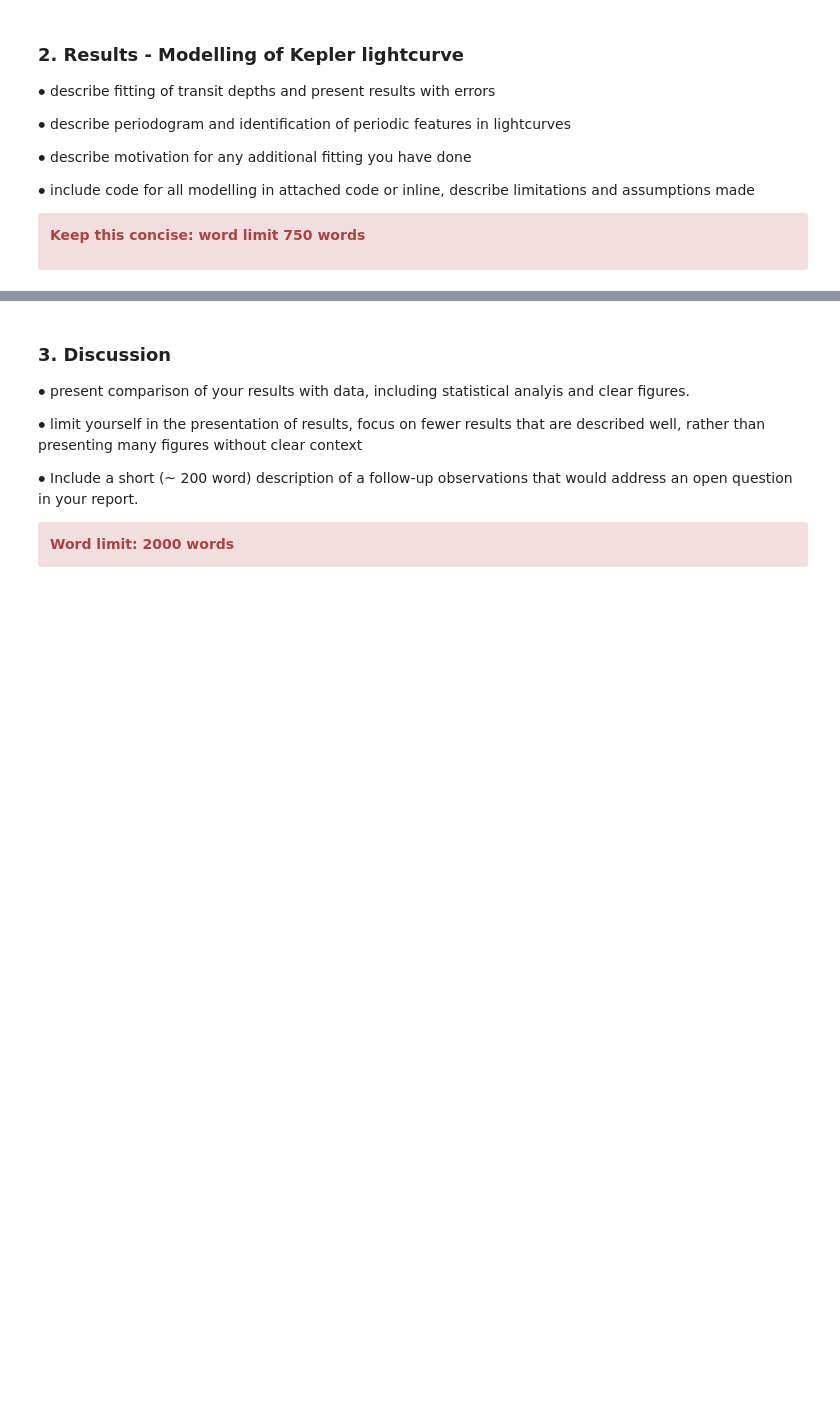
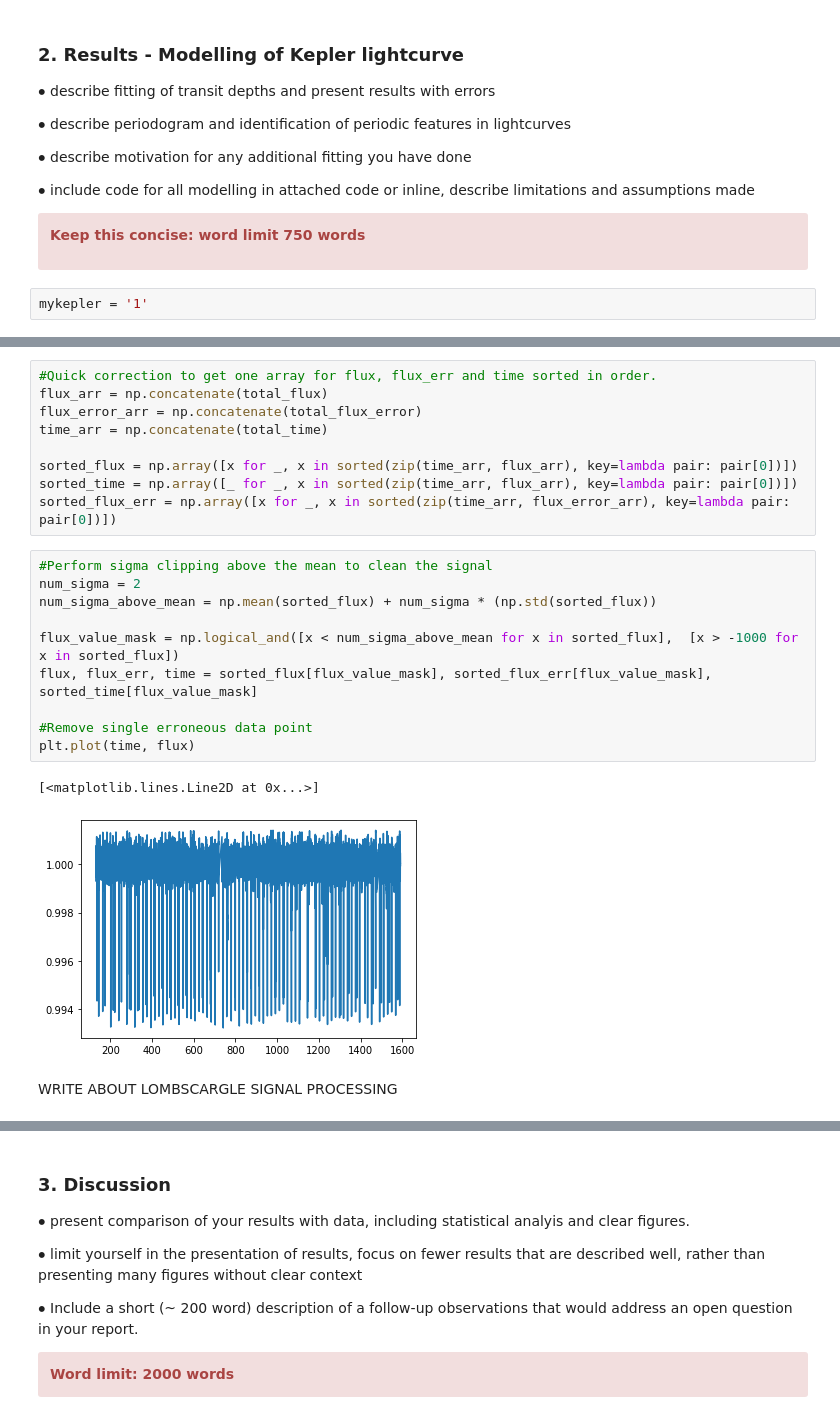
Before and after one commit to cm2435/university_computing_y3, a Jupyter notebook: ph30016_b/Coursework_B_Template.ipynb, the cells around one changed output, grey strips where cells are left out. Cells and saved outputs as stored; diff of their text form; blank space fills up the shorter version.

```diff
--- a/ph30016_b/Coursework_B_Template.ipynb
+++ b/ph30016_b/Coursework_B_Template.ipynb
@@ -53,3 +97,5 @@ $\bullet$ include code for all modelling in attached code or inline, describe li
 <div class="alert alert-block alert-danger">
 
 <b>Keep this concise: word limit 750 words</b>
+# %%
+mykepler = '1'
@@ -55,0 +130,24 @@ $\bullet$ include code for all modelling in attached code or inline, describe li
+# %%
+#Quick correction to get one array for flux, flux_err and time sorted in order.
+flux_arr = np.concatenate(total_flux)
+flux_error_arr = np.concatenate(total_flux_error)
+time_arr = np.concatenate(total_time)
+
+sorted_flux = np.array([x for _, x in sorted(zip(time_arr, flux_arr), key=lambda pair: pair[0])])
+sorted_time = np.array([_ for _, x in sorted(zip(time_arr, flux_arr), key=lambda pair: pair[0])])
+sorted_flux_err = np.array([x for _, x in sorted(zip(time_arr, flux_error_arr), key=lambda pair: pair[0])])
+# %%
+#Perform sigma clipping above the mean to clean the signal
+num_sigma = 2
+num_sigma_above_mean = np.mean(sorted_flux) + num_sigma * (np.std(sorted_flux))
+
+flux_value_mask = np.logical_and([x < num_sigma_above_mean for x in sorted_flux],  [x > -1000 for x in sorted_flux])
+flux, flux_err, time = sorted_flux[flux_value_mask], sorted_flux_err[flux_value_mask], sorted_time[flux_value_mask]
+
+#Remove single erroneous data point
+plt.plot(time, flux)
+# %% [output]
+[<matplotlib.lines.Line2D at 0x...>]
+[figure, added]
+# %% [markdown]
+WRITE ABOUT LOMBSCARGLE SIGNAL PROCESSING
```
Also changed, not shown: parts of 18 cells of this notebook, 1 other file.
